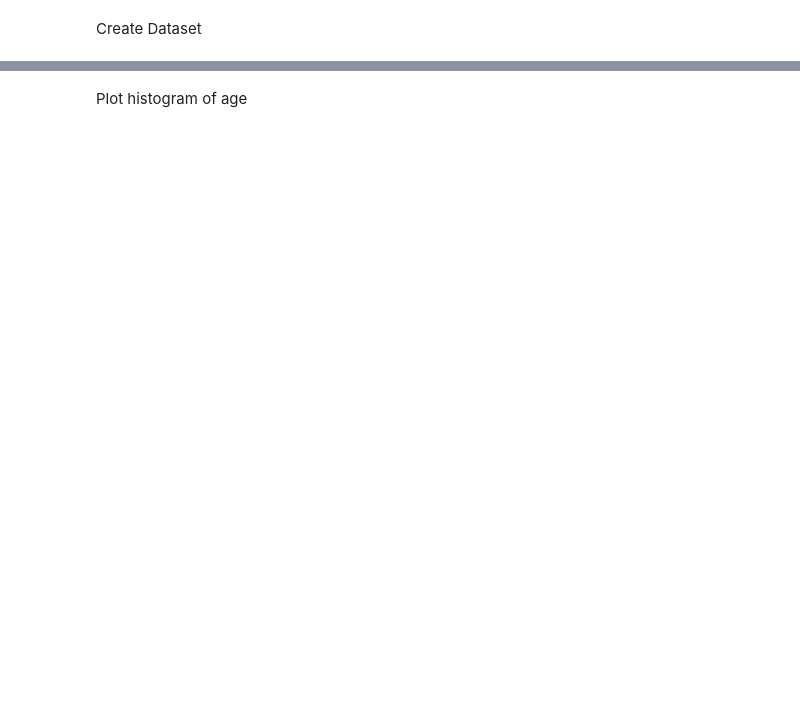
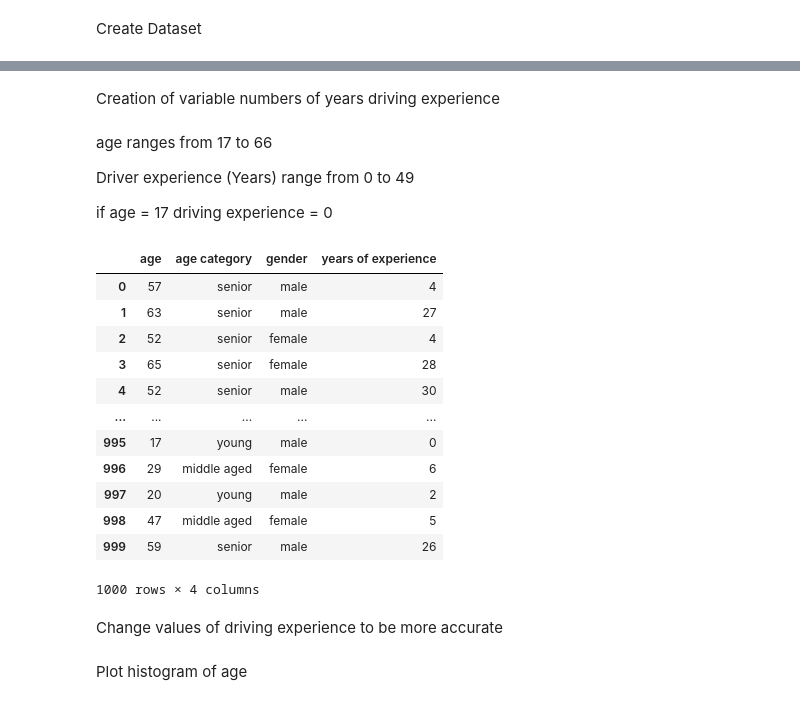
Before and after one commit to Lennyc123/pda-project, a Jupyter notebook: Programming for Data Analysis - Project 2020, by Leonard Curtin.ipynb, the cells around one changed output, grey strips where cells are left out. Drawn from its saved outputs; the diff is of its cells as text; code cells hidden in the pictures; blank space fills up the shorter version.

```diff
--- a/Programming for Data Analysis - Project 2020, by Leonard Curtin.ipynb
+++ b/Programming for Data Analysis - Project 2020, by Leonard Curtin.ipynb
@@ -123,0 +106,3 @@ df.head(21)
+# %%
+gendersel = rng.binomial(1, .5, 1000)
+df['gender'] = np.where(gendersel > 0, 'male' , 'female')
@@ -124,3 +118,36 @@ df.head(21)
+# %% [markdown]
+Creation of variable numbers of years driving experience
+# %% [markdown]
+age ranges from 17 to 66
+
+Driver experience (Years) range from 0 to 49
+
+if age = 17 driving experience = 0
+# %%
+years_of_experience = []
+
+for x in df['age']:
+    years_of_experience.append( 0 if x == 17 else rng.integers(0, x-17))
+
+df['years of experience'] = years_of_experience
+# %%
+df
+# %% [output]
+|  | age | age category | gender | years of experience |
+| 0 | 57 | senior | male | 4 |
+| 1 | 63 | senior | male | 27 |
+| 2 | 52 | senior | female | 4 |
+| 3 | 65 | senior | female | 28 |
+| 4 | 52 | senior | male | 30 |
+| ... | ... | ... | ... | ... |
+| 995 | 17 | young | male | 0 |
+| 996 | 29 | middle aged | female | 6 |
+| 997 | 20 | young | male | 2 |
+| 998 | 47 | middle aged | female | 5 |
+| 999 | 59 | senior | male | 26 |
+1000 rows × 4 columns
+# %% [markdown]
+Change values of driving experience to be more accurate
 # %% [markdown]
 Plot histogram of age
 # %%
```
Also changed, not shown: parts of 11 cells of this notebook.
